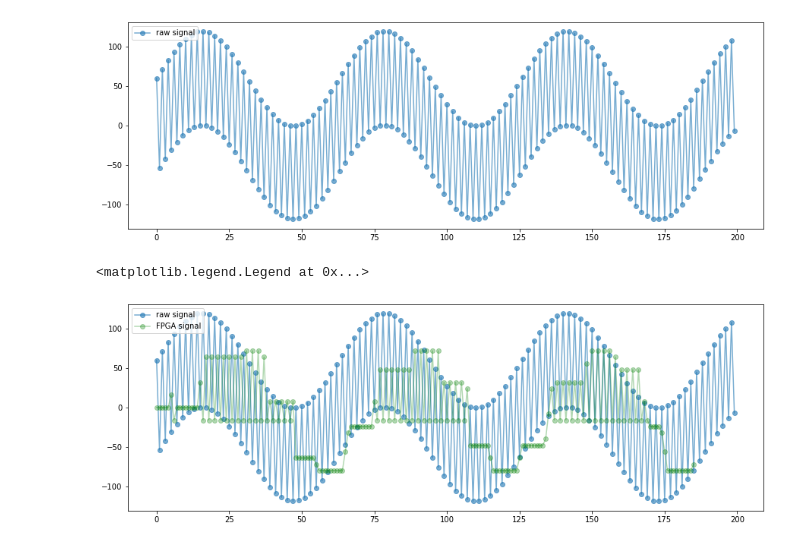
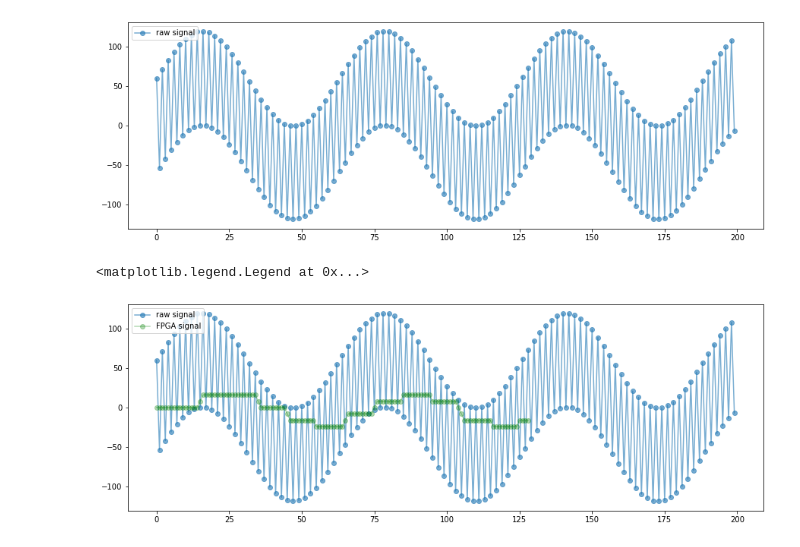
Before and after one commit to SaverioMonaco/4-Taps-FIR-Filter, a Jupyter notebook: src/analysis.ipynb, the cells around one changed output. Cells and saved outputs as stored; diff of their text form; code cells hidden in the pictures.

```diff
--- a/src/analysis.ipynb
+++ b/src/analysis.ipynb
@@ -34,12 +31,16 @@ fpga = [0,0,0,0,0,16,-16,0,0,0,0,0,0,0,0,32,-16,64,-16,64,-16,64,-16,64,-16,64,-
+# %%
+# we save the result obtained using the testbench in a array named tb
+fpga = [0,0,0,0,0,0,0,0,0,0,0,0,0,0,0,8,16,16,16,16,16,16,16,16,16,16,16,16,16,16,16,16,16,16,16,8,0,0,0,0,0,0,0,0,0,-8,-16,-16,-16,-16,-16,-16,-16,-16,-16,-24,-24,-24,-24,-24,-24,-24,-24,-24,-24,-16,-8,-8,-8,-8,-8,-8,-8,-8,-8,0,8,8,8,8,8,8,8,8,8,16,16,16,16,16,16,16,16,16,16,8,8,8,8,8,8,8,8,8,0,-8,-16,-16,-16,-16,-16,-16,-16,-16,-16,-16,-24,-24,-24,-24,-24,-24,-24,-24,-24,-16,-16,-16,-16]
 # %%
 plt.figure(figsize=(15, 5))
 
+t = np.arange(len(input_sig))
 plt.plot(t, input_sig, '-o',alpha=.6,label='raw signal')
 t = np.arange(len(fpga))
 plt.plot(t, fpga, '-o', color='g',alpha=.3,label='FPGA signal')
 #plt.title("")
 #plt.xlim(0,130) #just for the latex report
 plt.legend(loc="upper left")
 # %% [output]
 <matplotlib.legend.Legend at 0x...>
-[figure, old version]
+[figure, new version]
```
Also changed, not shown: parts of 1 cell of this notebook, 1 other file.
